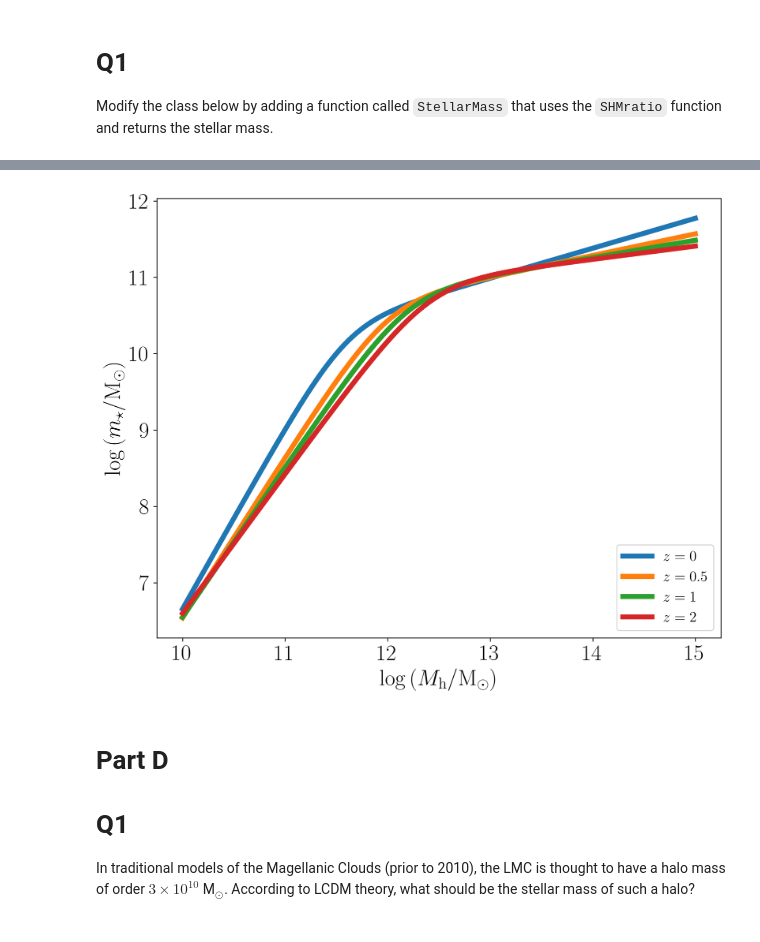
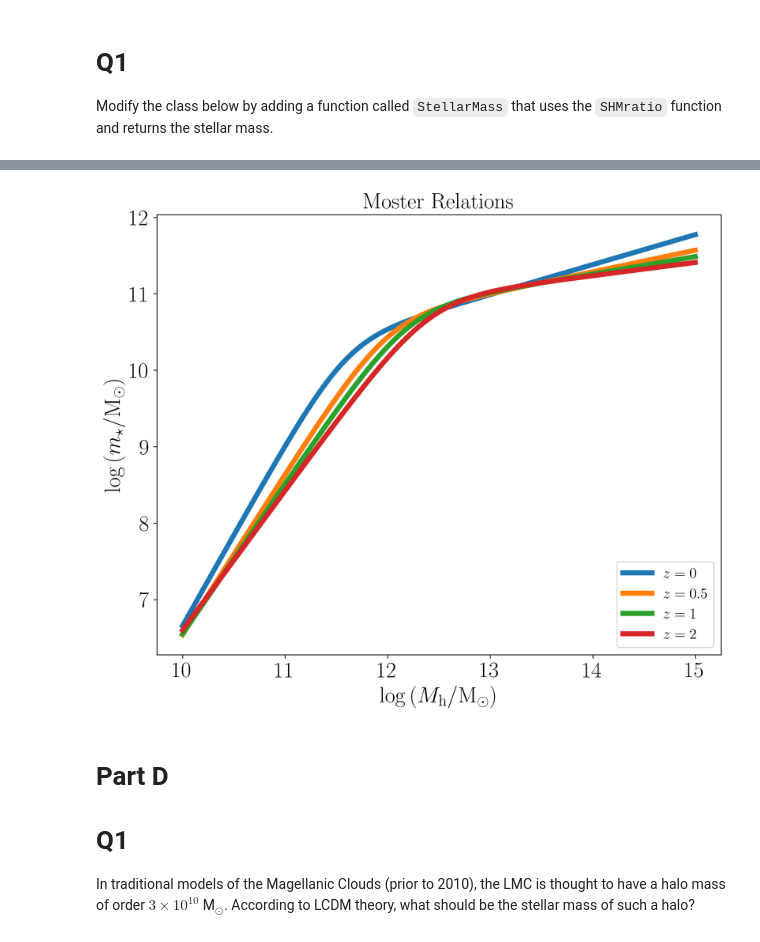
Before and after one commit to gabeweible/400B_2023_Weible, a Jupyter notebook: Labs/Lab5/Lab5.ipynb, the cells around one changed output, grey strips where cells are left out. Drawn from its saved outputs; the diff is of its cells as text; code cells hidden in the pictures.

```diff
--- a/Labs/Lab5/Lab5.ipynb
+++ b/Labs/Lab5/Lab5.ipynb
@@ -203,35 +204,36 @@ MosterZ2 = AbundanceMatching(mh,2)
 # Setup
 fig,ax = plt.subplots(figsize=(10,8))
 
 
 #adjust tick label font size
 label_size = 22
 matplotlib.rcParams['xtick.labelsize'] = label_size
 matplotlib.rcParams['ytick.labelsize'] = label_size
 
 # Plot z = 0
 plt.plot(np.log10(mh), np.log10(MosterZ0.StellarMass()),
          linewidth = 5, label=r'$z=0$')
 
 # Continue plotting for the other redshifts here
 plt.plot(np.log10(mh), np.log10(MosterZ0_5.StellarMass()),
          linewidth = 5, label=r'$z=0.5$')
 plt.plot(np.log10(mh), np.log10(MosterZ1.StellarMass()),
          linewidth = 5, label=r'$z=1$')
 plt.plot(np.log10(mh), np.log10(MosterZ2.StellarMass()),
          linewidth = 5, label=r'$z=2$')
 
 # Axes labels
 plt.xlabel(r'$\log \left( M_\mathrm{h} / \mathrm{M_\odot} \right)$',fontsize=22)
 plt.ylabel(r'$\log \left( m_\star / \mathrm{M_\odot} \right)$', fontsize=22)
+plt.title('Moster Relations', fontsize=22)
 
 # Legend
-plt.legend(loc='lower right',fontsize='x-large')
+plt.legend(loc='lower right', fontsize='x-large')
 
 # save the file
 plt.savefig('AbundanceMatching_Lab5.png')
 # %% [output]
-[figure, old version]
+[figure, new version]
 # %% [markdown]
 # Part D
 
```
Also changed, not shown: parts of 9 cells of this notebook, 1 other file.
